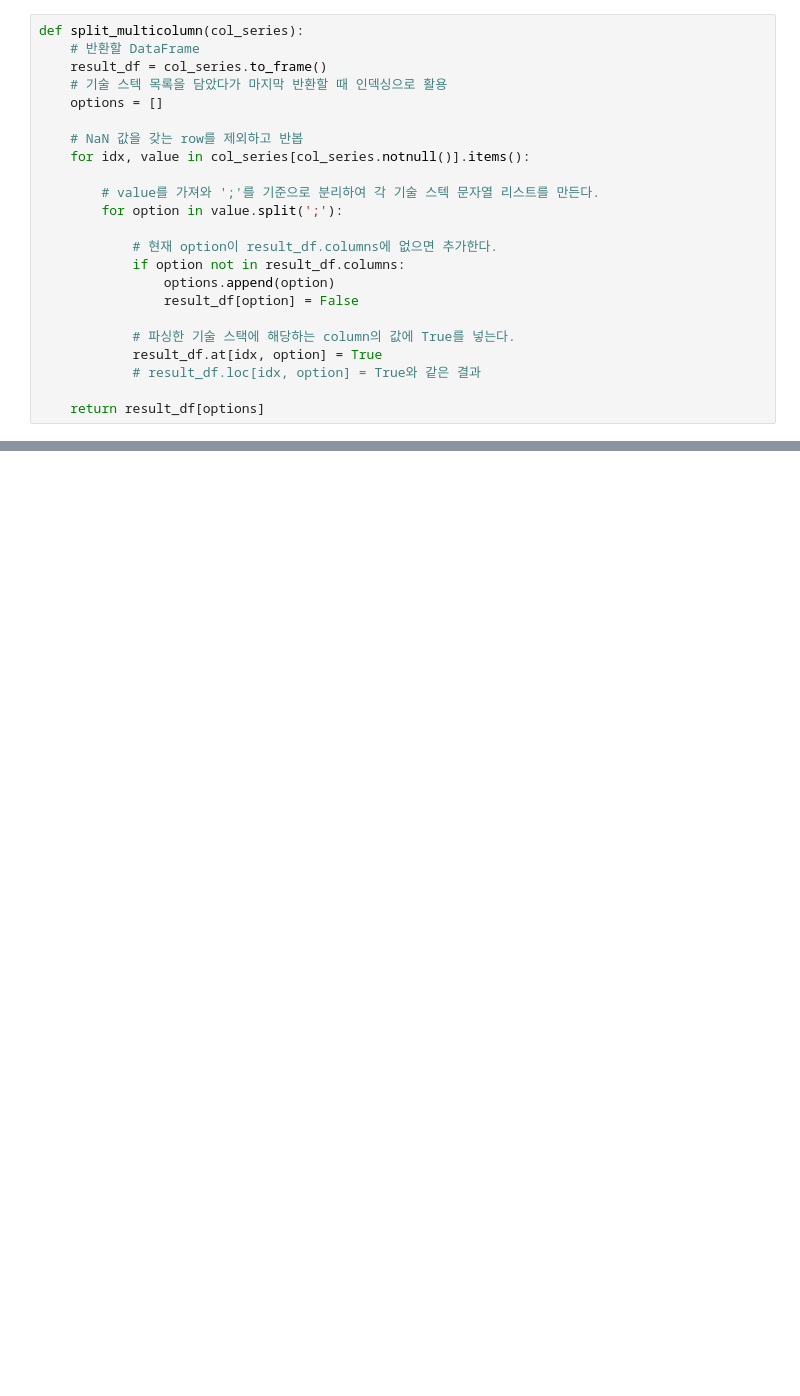
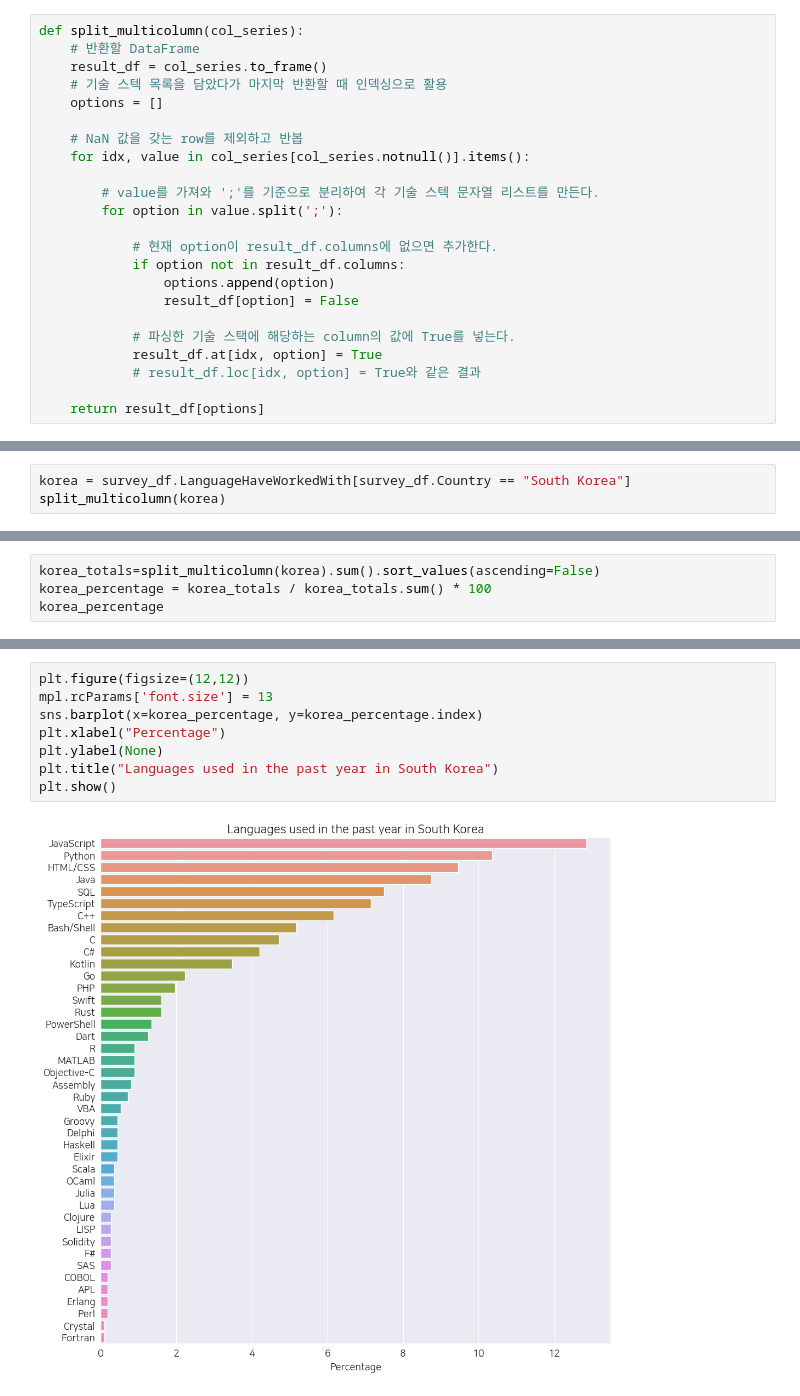
Before and after one commit to giokim6070/pythonbasic, a Jupyter notebook: 230315/Seaborn2.ipynb, the cells around one changed output, grey strips where cells are left out. Drawn from its saved outputs; the diff is of its cells as text; blank space fills up the shorter version.

```diff
--- a/230315/Seaborn2.ipynb
+++ b/230315/Seaborn2.ipynb
@@ -698,0 +858,3 @@ survey_df["DevType"].loc[73268]
+# %%
+korea = survey_df.LanguageHaveWorkedWith[survey_df.Country == "South Korea"]
+split_multicolumn(korea)
@@ -698,0 +876,4 @@ survey_df["DevType"].loc[73268]
+# %%
+korea_totals=split_multicolumn(korea).sum().sort_values(ascending=False)
+korea_percentage = korea_totals / korea_totals.sum() * 100
+korea_percentage
@@ -698,0 +898,10 @@ survey_df["DevType"].loc[73268]
+# %%
+plt.figure(figsize=(12,12))
+mpl.rcParams['font.size'] = 13
+sns.barplot(x=korea_percentage, y=korea_percentage.index)
+plt.xlabel("Percentage")
+plt.ylabel(None)
+plt.title("Languages used in the past year in South Korea")
+plt.show()
+# %% [output]
+[figure, added]
```
Also changed, not shown: parts of 18 cells of this notebook, 4 other files.
